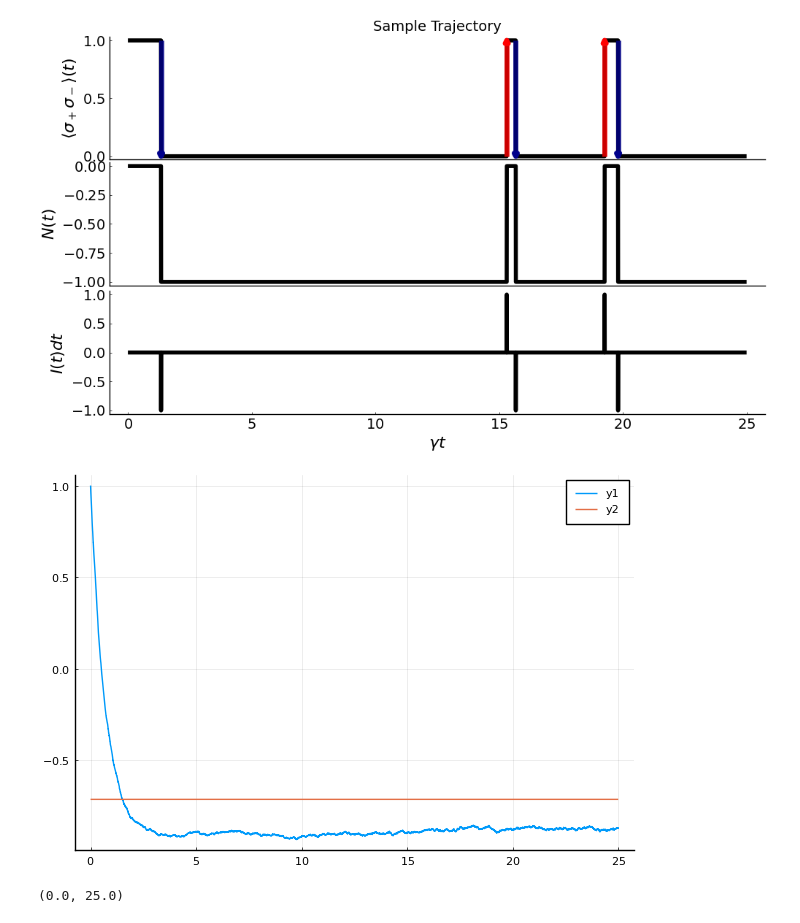
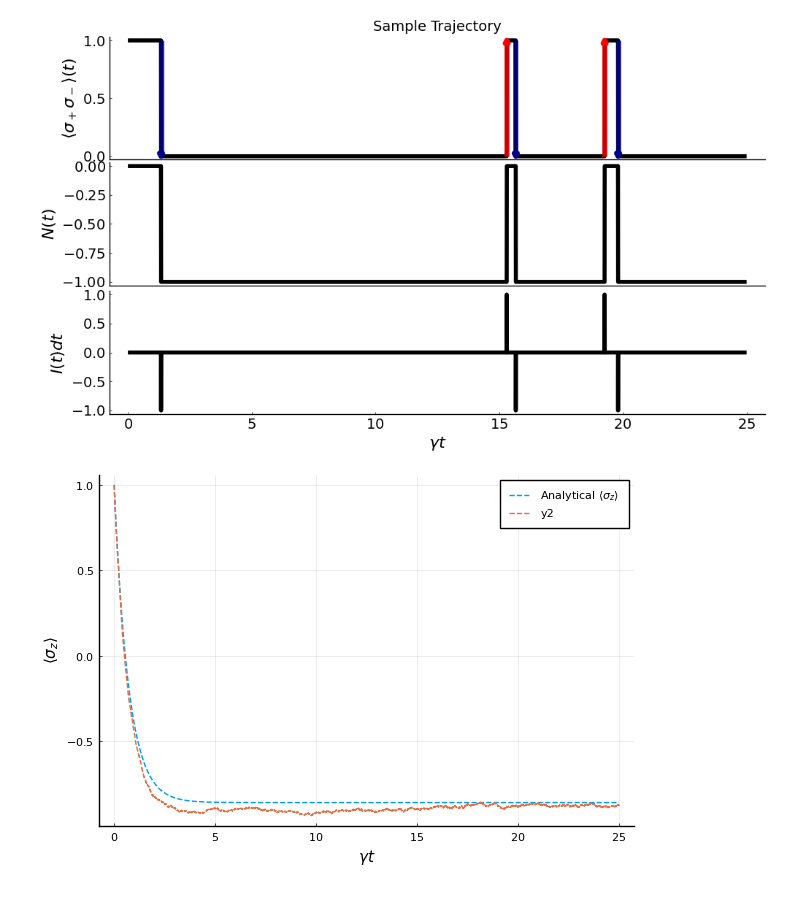
Before and after one commit to Ste1nb0cK/QuTaM.jl, a Jupyter notebook: notebooks/drive_qubit.ipynb, the cells around one changed output. Cells and saved outputs as stored; diff of their text form; code cells hidden in the pictures.

```diff
--- a/notebooks/drive_qubit.ipynb
+++ b/notebooks/drive_qubit.ipynb
@@ -188,13 +199,9 @@ plot(p, charge_plot ,current_plot, layout=(3,1), size=(1000, 600), tickfont=font
 # %%
 excited_population = dropdims(mean(sample_occupation_e, dims=2), dims=2)
 ground_population = dropdims(mean(sample_occupation_g, dims=2), dims=2)
 sz = dropdims(mean(sample_sigma_z, dims=2), dims=2)
-average_current = gamma*nbar*ground_population - gamma*(nbar+1)*excited_population
-plot(t, sz)
-plot!(t, -1/(1+2*nbar)*ones(Float64, ntimes))
+average_current = gamma*nbar*ground_population - gamma*(nbar+0)*excited_population
+plot(t/gamma, z_an.(t), label= L"Analytical $\langle\sigma_z\rangle$", line=:dash)
+plot!(t/gamma, sz, line=:dash, xlabel=L"\gamma t", ylabel=L"$\langle\sigma_z\rangle$")
 # %% [output]
-[figure, old version]
+[figure, new version]
-# %%
-extrema(t)
-# %% [output]
-(0.0, 25.0)
```
Also changed, not shown: parts of 7 cells of this notebook, 3 other files.
